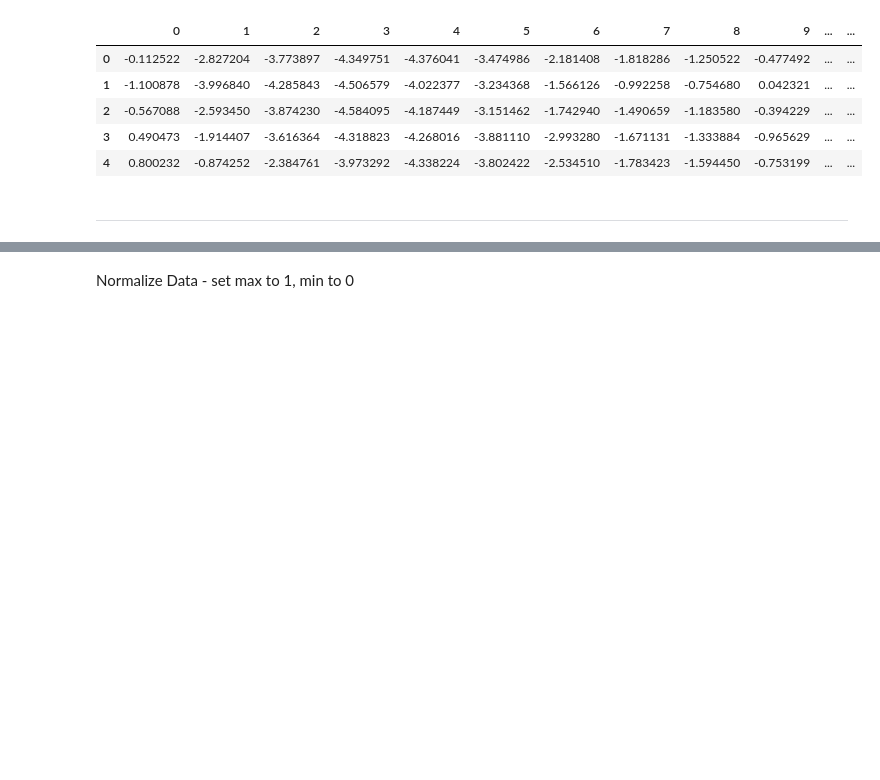
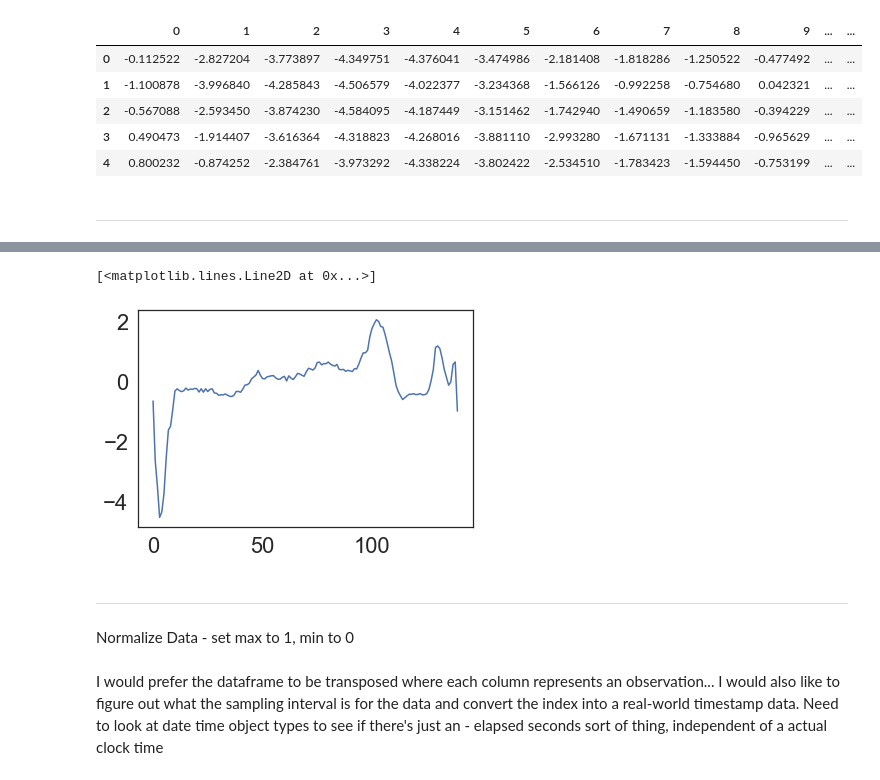
Before and after one commit to Jared-Godar/jg_individual_project, a Jupyter notebook: eeg_explore.ipynb, the cells around one changed output, grey strips where cells are left out. Saved outputs shown, nothing was run; the diff lists cells and outputs as text; code cells hidden in the pictures; blank space fills up the shorter version.

```diff
--- a/eeg_explore.ipynb
+++ b/eeg_explore.ipynb
@@ -174,2 +224,11 @@ See Full Dataframe in Mito
+# %%
+plt.plot(np.arange(140), X_train.iloc[1])
+# %% [output]
+[<matplotlib.lines.Line2D at 0x...>]
+[figure, added]
+# %% [markdown]
+---
 # %% [markdown]
 Normalize Data - set max to 1, min to 0
+# %% [markdown]
+I would prefer the dataframe to be transposed where each column represents an observation... I would also like to figure out what the sampling interval is for the data and convert the index into a real-world timestamp data. Need to look at date time object types to see if there's just an  - elapsed seconds sort of thing, independent of a actual clock time
```
Also changed, not shown: parts of 10 cells of this notebook.
